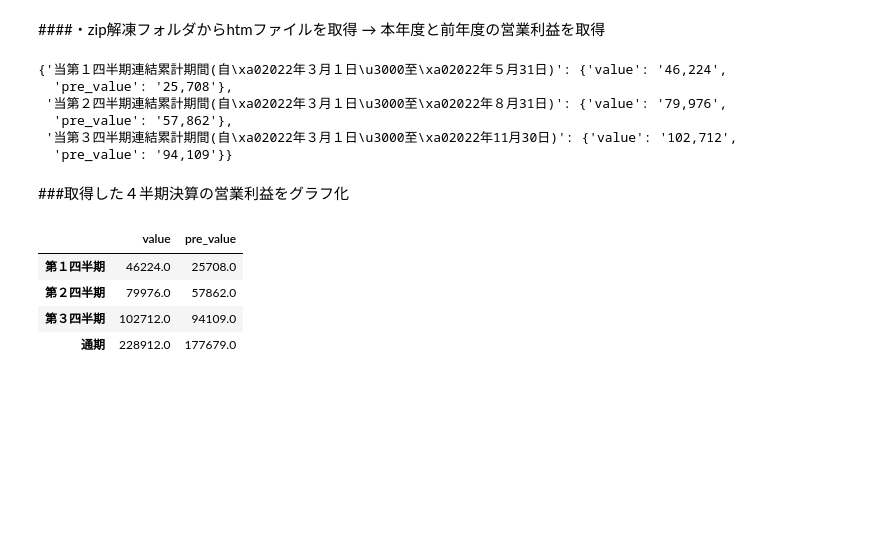
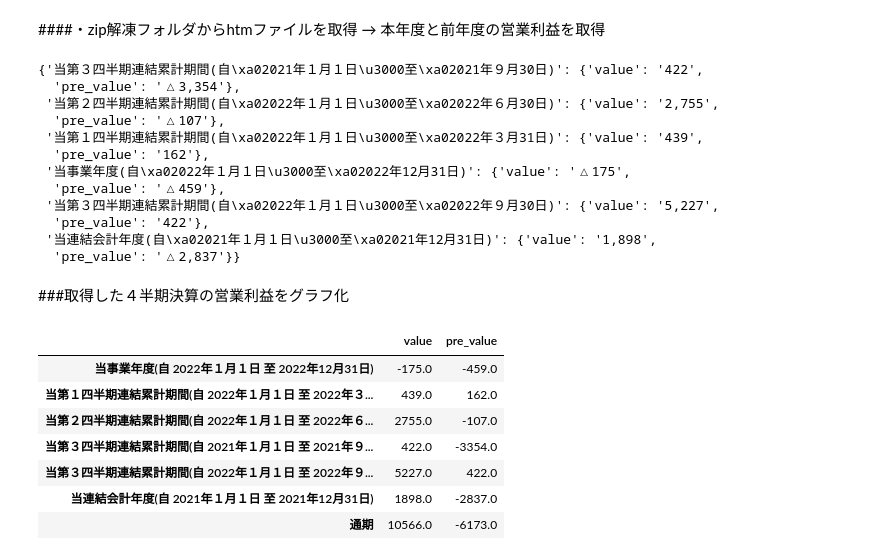
Before and after one commit to katafuchix/edinet_data_plot_example, a Jupyter notebook: edinet_data_plot_example.ipynb, the cells around one changed output. Cells and saved outputs as stored; diff of their text form; code cells hidden in the pictures; blank space fills up the shorter version.

```diff
--- a/edinet_data_plot_example.ipynb
+++ b/edinet_data_plot_example.ipynb
@@ -31,6 +47,17 @@ from selenium.webdriver.common.by import By
 from selenium.webdriver.common.keys import Keys
 from selenium.webdriver.support.select import Select
 import time
+import os
+import shutil
+
+files = os.listdir('.')
+for file in files:
+  if file.find('Xbrl') == -1:
+    continue
+  if os.path.isfile(file):
+    os.remove(file)
+  if os.path.isdir(file):
+    shutil.rmtree(file)
 
 options = webdriver.ChromeOptions()
 options.add_argument('--headless')
@@ -44,7 +71,12 @@ driver.get(target_url)
 time.sleep(3)
 
 element = driver.find_element(By.ID, "W0018vD_KEYWORD")
-element.send_keys("エディア")
+#element.send_keys("エディア")
+#element.send_keys("ロコンド")
+#element.send_keys("セプテーニ")
+word = "日機装"
+word = "6619"
+element.send_keys(word)
 time.sleep(3)
 
 select_elem = driver.find_element(By.ID, "W0018vD_KIKAN")
@@ -56,12 +88,14 @@ button.click()
 time.sleep(5)
 
 table = driver.find_element(By.ID, "GridContainerTbl")
-print(table)
 trs = table.find_elements(By.TAG_NAME, 'tr')
 for tr in trs[1:]:
-    tds = tr.find_elements(By.TAG_NAME, 'td')
-    print(tds[0].text)
-    print(tds[1].text)
-    tds[6].find_element(By.TAG_NAME, 'a').click()
+    try:
+      tds = tr.find_elements(By.TAG_NAME, 'td')
+      print(tds[0].text)
+      print(tds[1].text)
+      tds[6].find_element(By.TAG_NAME, 'a').click()
+    except:
+      continue
     time.sleep(3)
 # %% [output]
@@ -159,45 +262,62 @@ for extract_dir_name in extract_dir_names:
 
 dic
 # %% [output]
-{'当第１四半期連結累計期間(自\xa02022年３月１日\u3000至\xa02022年５月31日)': {'value': '46,224',
-  'pre_value': '25,708'},
- '当第２四半期連結累計期間(自\xa02022年３月１日\u3000至\xa02022年８月31日)': {'value': '79,976',
-  'pre_value': '57,862'},
- '当第３四半期連結累計期間(自\xa02022年３月１日\u3000至\xa02022年11月30日)': {'value': '102,712',
-  'pre_value': '94,109'}}
+{'当第３四半期連結累計期間(自\xa02021年１月１日\u3000至\xa02021年９月30日)': {'value': '422',
+  'pre_value': '△3,354'},
+ '当第２四半期連結累計期間(自\xa02022年１月１日\u3000至\xa02022年６月30日)': {'value': '2,755',
+  'pre_value': '△107'},
+ '当第１四半期連結累計期間(自\xa02022年１月１日\u3000至\xa02022年３月31日)': {'value': '439',
+  'pre_value': '162'},
+ '当事業年度(自\xa02022年１月１日\u3000至\xa02022年12月31日)': {'value': '△175',
+  'pre_value': '△459'},
+ '当第３四半期連結累計期間(自\xa02022年１月１日\u3000至\xa02022年９月30日)': {'value': '5,227',
+  'pre_value': '422'},
+ '当連結会計年度(自\xa02021年１月１日\u3000至\xa02021年12月31日)': {'value': '1,898',
+  'pre_value': '△2,837'}}
 # %% [markdown]
 ###取得した４半期決算の営業利益をグラフ化
 # %%
 import re
 
 # 取得したデータをデータフレーム化
 df = pd.DataFrame(dic.values(), index=dic.keys())
 df.columns = ['value', 'pre_value']
 
+df = df.query("pre_value != '\xa0'")
+
 # 営業利益のカラムを数値化
 df = df.replace(',', '', regex=True)
+df = df.replace('', '0', regex=True)
+df = df.replace('△', '-', regex=True)
 df["value"] = df['value'].astype('float')
 df["pre_value"] = df['pre_value'].astype('float')
 
 # 四半期の名前を正規化
-df['title'] = [re.search('第(\d*)四半期', x).group(0) for x in df.index]
-df.index = df['title']
+try:
+  df['title'] = [re.search('第(\d*)四半期', x).group(0) for x in df.index]
+  df.index = df['title']
+except:
+  df['title'] = df.index #[re.search('第(\d*)四半期', x).group(0) for x in df.index]
+  df.index = df['title']
 
 del df['title'] #df = df.drop('title', axis=1)
 
 # ソートして確認
 df = df.sort_index()
 
 df_total = pd.DataFrame({'value': [df['value'].sum()], 'pre_value': [df['pre_value'].sum()]}, index=["通期"])
 df = pd.concat([df, df_total])
 
 df
 # %% [output]
 |  | value | pre_value |
-| 第１四半期 | 46224.0 | 25708.0 |
-| 第２四半期 | 79976.0 | 57862.0 |
-| 第３四半期 | 102712.0 | 94109.0 |
-| 通期 | 228912.0 | 177679.0 |
+| 当事業年度(自 2022年１月１日 至 2022年12月31日) | -175.0 | -459.0 |
+| 当第１四半期連結累計期間(自 2022年１月１日 至 2022年３... | 439.0 | 162.0 |
+| 当第２四半期連結累計期間(自 2022年１月１日 至 2022年６... | 2755.0 | -107.0 |
+| 当第３四半期連結累計期間(自 2021年１月１日 至 2021年９... | 422.0 | -3354.0 |
+| 当第３四半期連結累計期間(自 2022年１月１日 至 2022年９... | 5227.0 | 422.0 |
+| 当連結会計年度(自 2021年１月１日 至 2021年12月31日) | 1898.0 | -2837.0 |
+| 通期 | 10566.0 | -6173.0 |
 # %%
 import plotly.graph_objects as go
 
```
Also changed, not shown: parts of 3 cells of this notebook.
